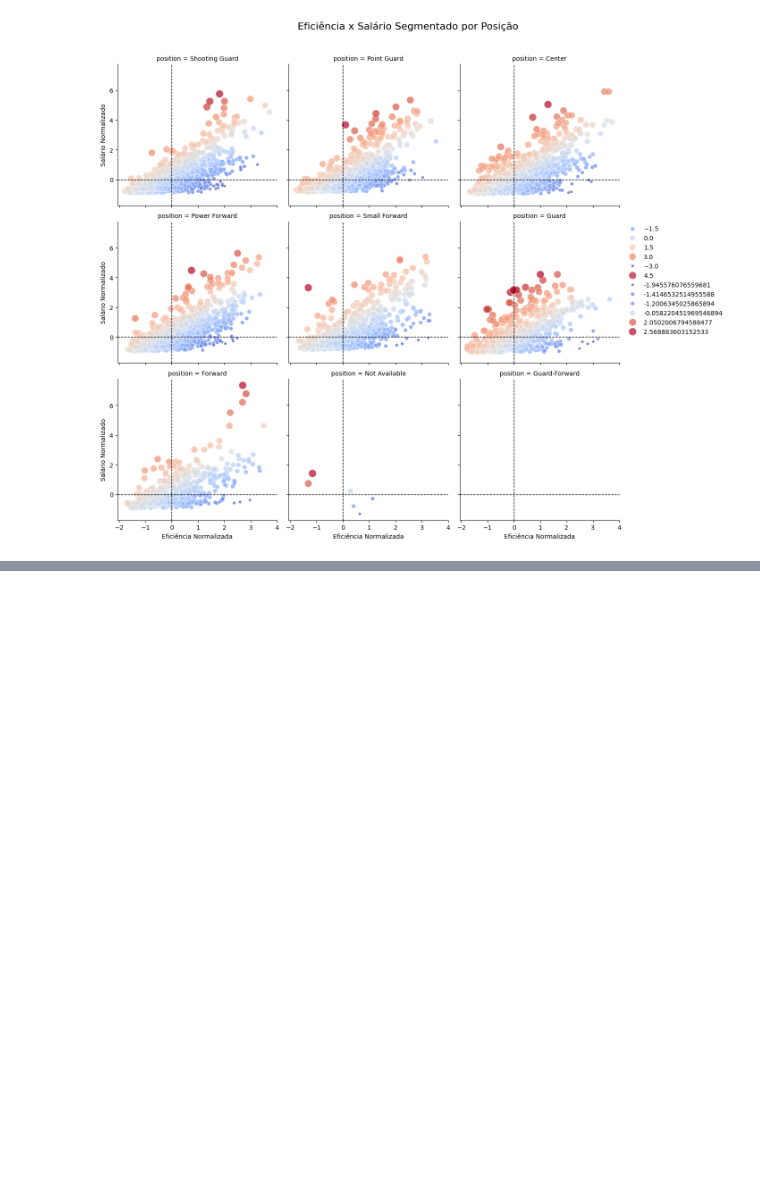
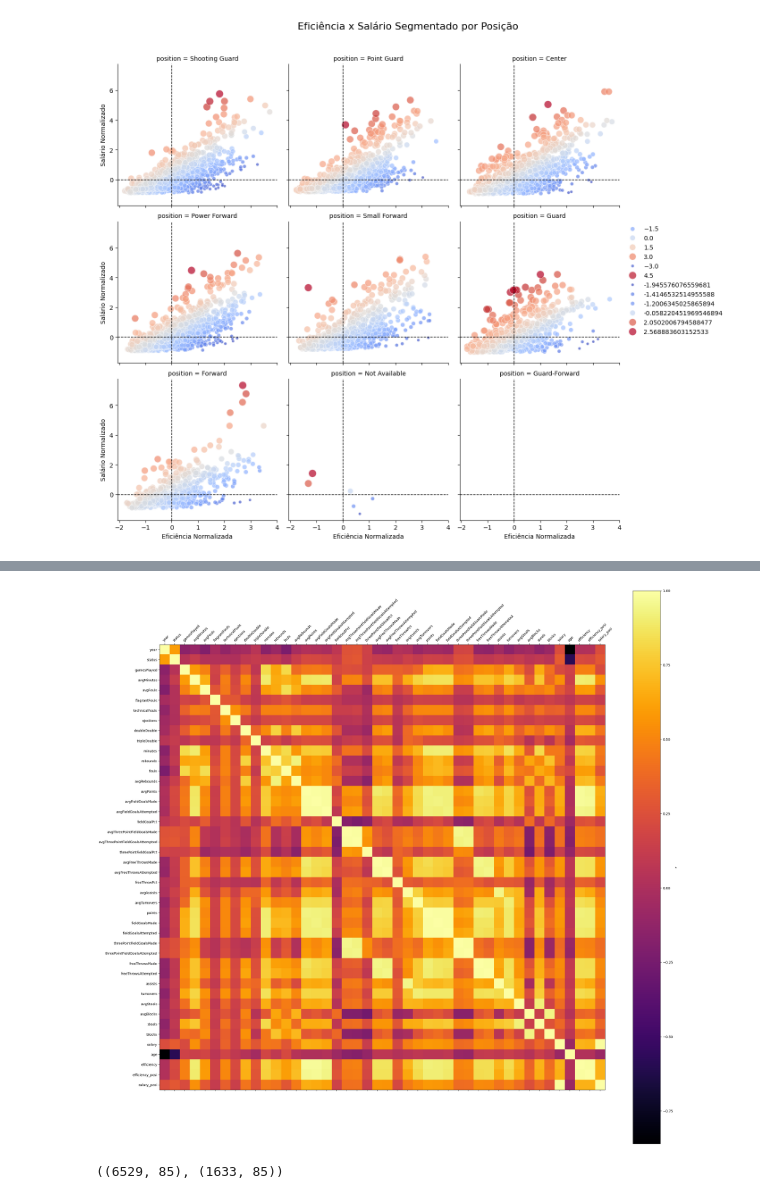
Before and after one commit to amorinana/nba-predictive-models, a Jupyter notebook: index.ipynb, the cells around one changed output, grey strips where cells are left out. Saved outputs shown, nothing was run; the diff lists cells and outputs as text; code cells hidden in the pictures; blank space fills up the shorter version.

```diff
--- a/index.ipynb
+++ b/index.ipynb
@@ -151,0 +172,36 @@ plt.show()
+# %%
+df_final = pd.read_csv('df_final.csv')
+df_final = df_final.drop('Unnamed: 0', axis=1)
+#df_final.head(3)
+# %%
+## calculando a eficiencia e salario com base nas posições
+df_final['efficiency'] = df_final['avgPoints'] + df_final['avgRebounds'] + df_final['avgAssists'] - df_final['avgTurnovers']
+df_final['efficiency_posi'] = df_final.groupby('position')['efficiency'].transform(lambda x: (x - x.mean())/ x.std())
+df_final['salary_posi'] = df_final.groupby('position')['salary'].transform(lambda x: (x - x.mean())/ x.std())
+df_final['overvalued'] = df_final['salary_posi'] - df_final['efficiency_posi']
+df_final = df_final.drop('overvalued', axis = 1)
+#df_final.head()
+# %%
+corr_matrix = df_final.corr(numeric_only = True)
+#corr_matrix
+# %%
+columns = list(corr_matrix.columns)
+
+fig, ax = plt.subplots(figsize=(30, 30))  # cria figura + eixo no tamanho certo
+cm = plt.get_cmap('inferno')
+
+cax = ax.matshow(corr_matrix, cmap=cm)
+
+cbar = fig.colorbar(cax)
+cbar.ax.set_ylabel('r')
+
+ax.set_xticks(range(len(columns)))
+ax.set_yticks(range(len(columns)))
+ax.set_xticklabels(columns)
+ax.set_yticklabels(columns)
+
+plt.setp(ax.get_xticklabels(), rotation=45, ha="left", rotation_mode="anchor")
+
+plt.show()
+# %% [output]
+[figure, added]
@@ -151,0 +218,33 @@ plt.show()
+# %%
+num_cols = X_train.select_dtypes(include=["number"]).columns.tolist()
+cat_cols = X_train.select_dtypes(include=["object", "string"]).columns.tolist()
+
+# Imputers e scalers
+num_pipeline = Pipeline(steps=[
+    ("imputer", SimpleImputer(strategy="median")),
+    ("scaler", StandardScaler())
+])
+
+# Compatibilidade de versão do OneHotEncoder
+if sklearn.__version__ >= "1.2":
+    ohe = OneHotEncoder(sparse_output=False, handle_unknown="ignore")
+else:
+    ohe = OneHotEncoder(sparse=False, handle_unknown="ignore")
+
+cat_pipeline = Pipeline(steps=[
+    ("imputer", SimpleImputer(strategy="constant", fill_value="missing")),
+    ("encoder", ohe)
+])
+
+full_pipeline = ColumnTransformer(transformers=[
+    ("num", num_pipeline, num_cols),
+    ("cat", cat_pipeline, cat_cols)
+])
+
+# Fit no TREINO e transform nos dois
+X_train_prepared = full_pipeline.fit_transform(X_train)
+X_test_prepared  = full_pipeline.transform(X_test)
+
+X_train_prepared.shape, X_test_prepared.shape
+# %% [output]
+((6529, 85), (1633, 85))
```
Also changed, not shown: parts of 5 cells of this notebook, 1 other file.
